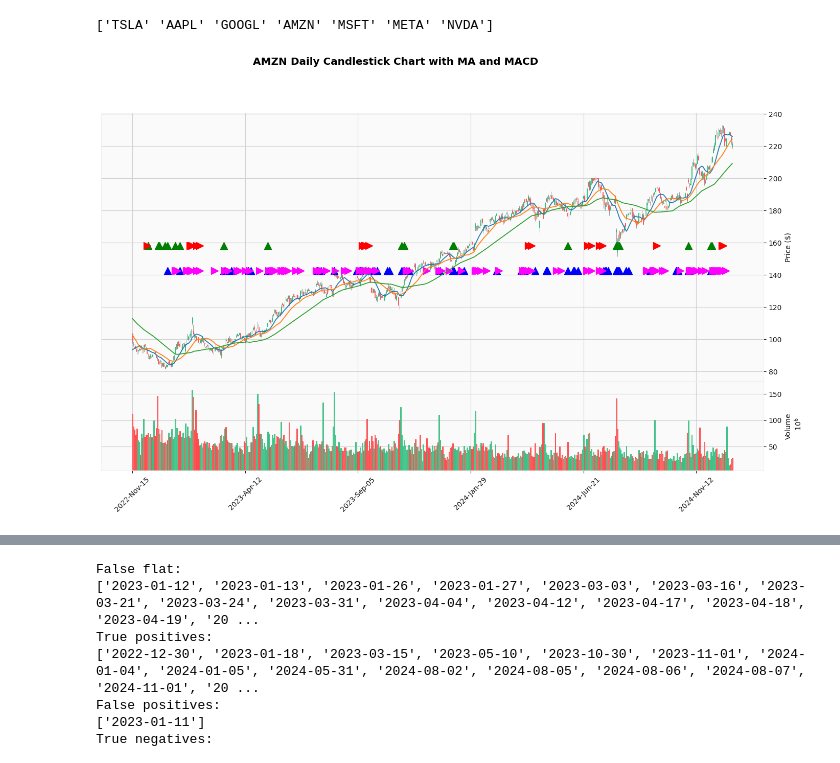
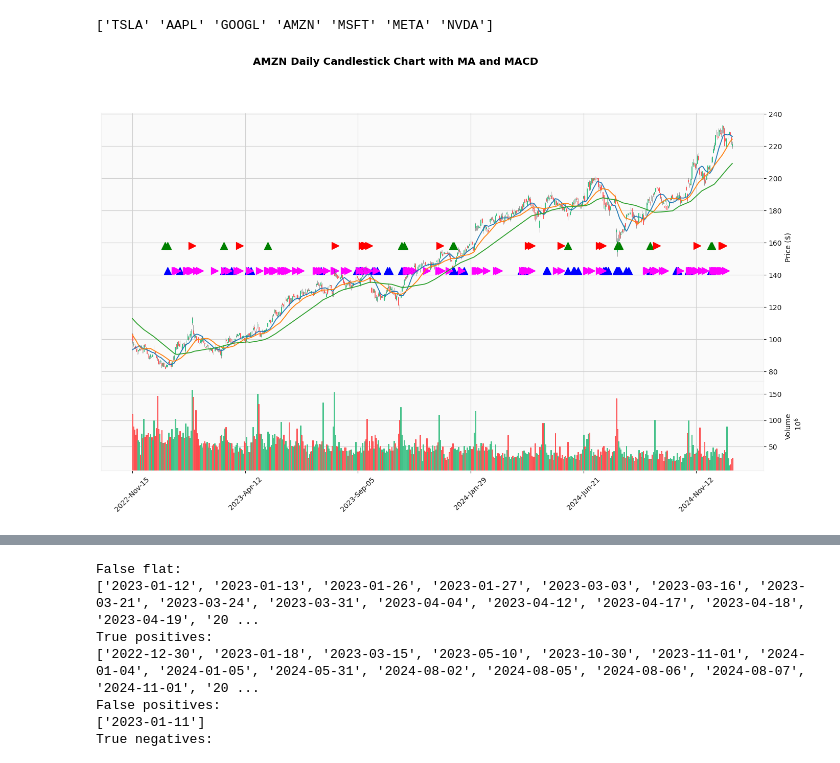
Before and after one commit to junqiangzhou/Quant-Modeling, a Jupyter notebook: visualize.ipynb, the cells around one changed output, grey strips where cells are left out. Saved outputs shown, nothing was run; the diff lists cells and outputs as text; code cells hidden in the pictures.

```diff
--- a/visualize.ipynb
+++ b/visualize.ipynb
@@ -32,14 +24,14 @@ print(df_all["stock"].unique())
 # %%
 stock = "AMZN"
 
 df_test = get_stock_df(df_all, stock)
 visualize_dataset(df_test,
                 stock=stock,
-                viz_label="trend_30days",
+                viz_label="trend_10days",
                 viz_pred=True,
                 plot_macd=False)
 # %% [output]
-[figure, old version]
+[figure, new version]
 # %%
 df_test.columns
 # %% [output]
```
Also changed, not shown: parts of 12 cells of this notebook, 6 other files.
